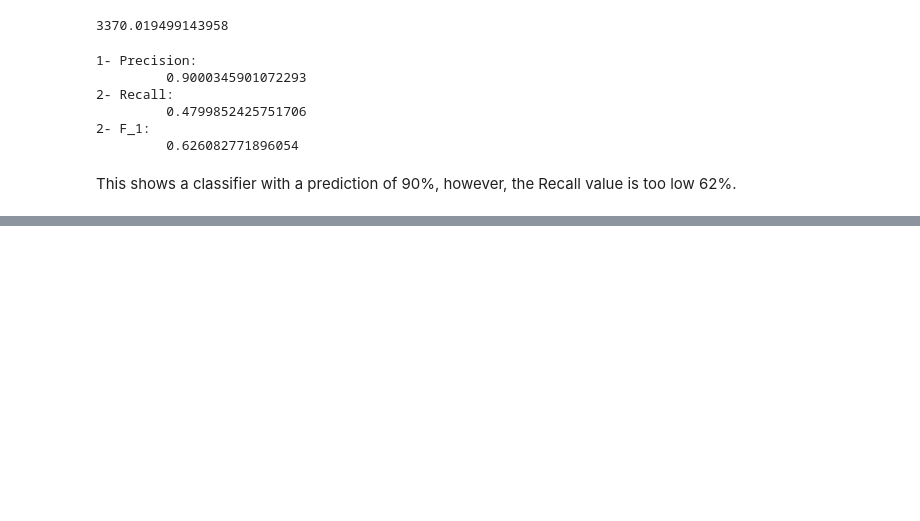
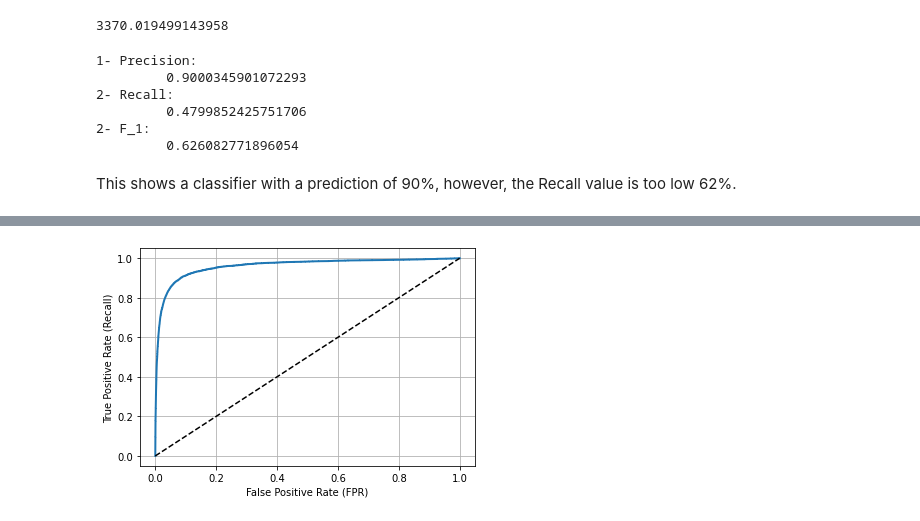
Before and after one commit to afoviedo/data-science-portfolio, a Jupyter notebook: Image Classification/Image Clasification with ML.ipynb, the cells around one changed output, grey strips where cells are left out. Saved outputs shown, nothing was run; the diff lists cells and outputs as text; code cells hidden in the pictures; blank space fills up the shorter version.

```diff
--- a/Image Classification/Image Clasification with ML.ipynb
+++ b/Image Classification/Image Clasification with ML.ipynb
@@ -44,3 +58,5 @@ print(X.shape, y.shape)
+# %%
+y = pd.DataFrame(y)
 # %%
 import matplotlib as mpl
 import matplotlib.pyplot as plt
@@ -80,7 +92,7 @@ Using *Stochastic Gradient Descent (SGD)* with `SGDClassifier`
 from sklearn.linear_model import SGDClassifier
 
 sgd_clf = SGDClassifier(random_state = 42)
-sgd_clf.fit(X_train, y_train_5)
+sgd_clf.fit(X_train, y_train_5['class'])
 # %% [output]
 SGDClassifier(random_state=42)
 # %%
@@ -198,7 +210,7 @@ array([False])
 # %% [markdown]
 **What threshold to use?**
 # %%
-y_scores = cross_val_predict(sgd_clf, X_train, y_train_5, cv = 3, method = 'decision_function')
+y_scores = cross_val_predict(sgd_clf, X_train, y_train_5['class'], cv = 3, method = 'decision_function')
 # %% [markdown]
 Let's use a `precision_recall_curve()` function
 # %%
@@ -272,0 +289,16 @@ This shows a classifier with a prediction of 90%, however, the Recall value is t
+# %%
+from sklearn.metrics import roc_curve
+
+fpr, tpr, thresholds = roc_curve(y_train_5['class'], y_scores)
+
+def plot_roc_curve(frp, tpr, label = None):
+    plt.plot(fpr, tpr, linewidth = 2, label = label)
+    plt.plot([0, 1], [0, 1], 'k--')
+    plt.xlabel('False Positive Rate (FPR)')
+    plt.ylabel('True Positive Rate (Recall)')
+    plt.grid(True)
+
+plot_roc_curve(fpr, tpr)
+plt.show()
+# %% [output]
+[figure, added]
```
Also changed, not shown: parts of 37 cells of this notebook.
